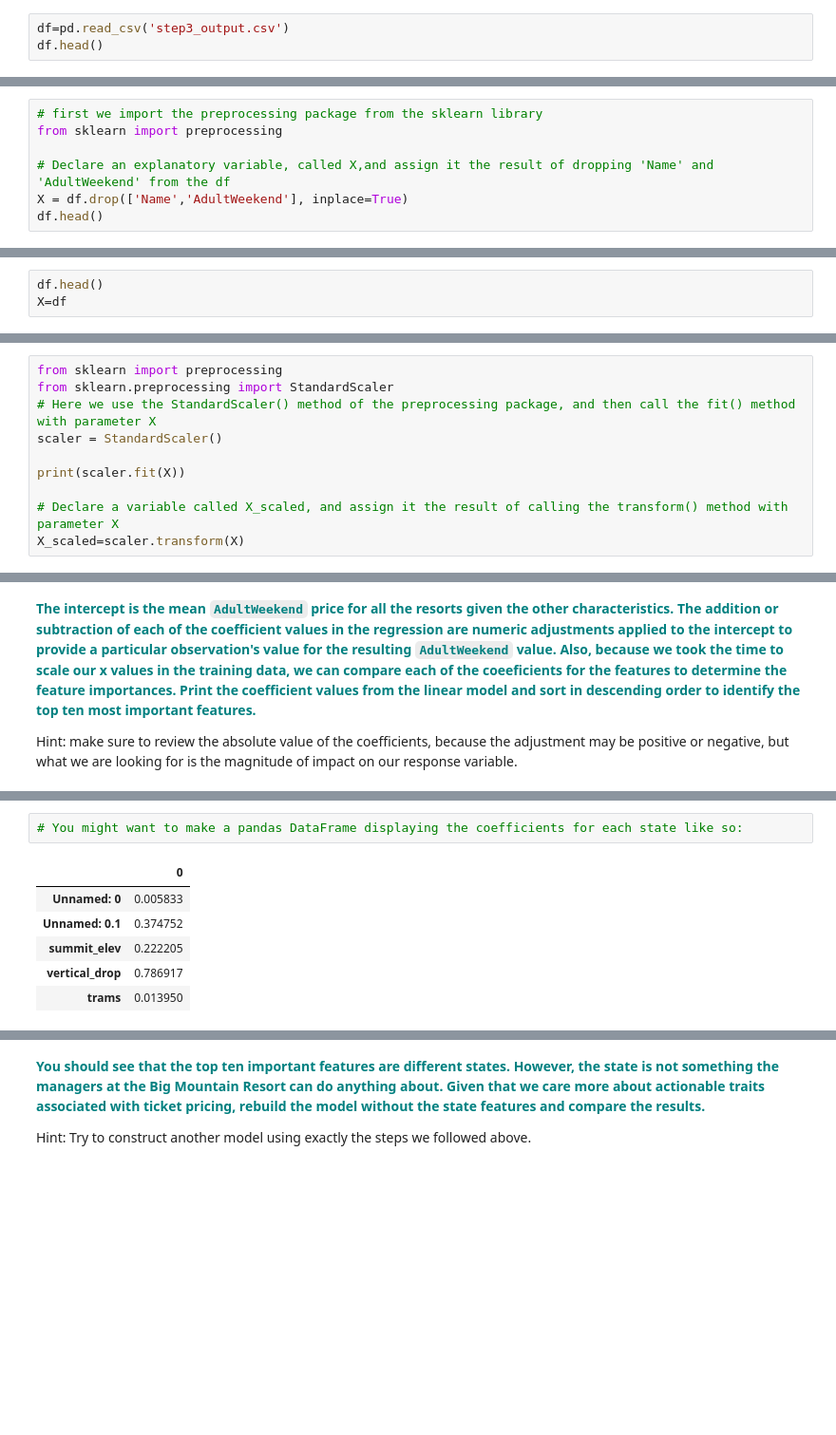
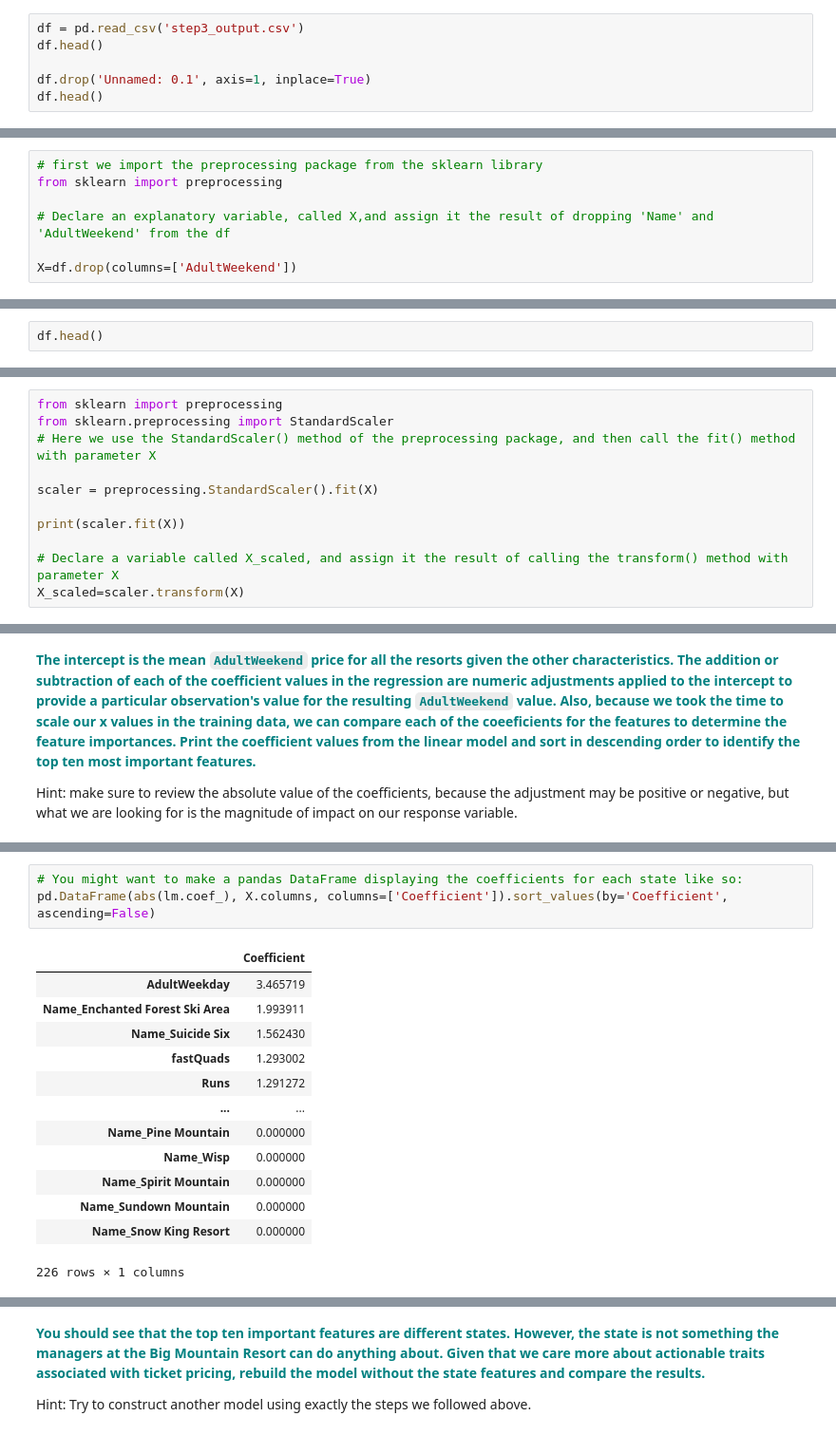
Before and after one commit to bauyrjanj/GuidedCapstone-1, a Jupyter notebook: step5/Notebook_stepfive.ipynb, the cells around one changed output, grey strips where cells are left out. Shown at 95% size. Saved outputs shown, nothing was run; the diff lists cells and outputs as text; blank space fills up the shorter version.

```diff
--- a/step5/Notebook_stepfive.ipynb
+++ b/step5/Notebook_stepfive.ipynb
@@ -44,6 +44,9 @@ os.getcwd()
 # %% [markdown]
 **<font color='teal'>  Load the csv file you created in step 3, remember it should be saved inside your data subfolder and print the first five rows.</font>**
 # %%
-df=pd.read_csv('step3_output.csv')
+df = pd.read_csv('step3_output.csv')
 df.head()
+
+df.drop('Unnamed: 0.1', axis=1, inplace=True)
+df.head()
 # %% [output]
@@ -72,5 +75,5 @@ df = pd.concat([df.drop(dfo, axis=1), pd.get_dummies(dfo)], axis=1)
 from sklearn import preprocessing
 
 # Declare an explanatory variable, called X,and assign it the result of dropping 'Name' and 'AdultWeekend' from the df
-X = df.drop(['Name','AdultWeekend'], inplace=True)
-df.head()
+
+X=df.drop(columns=['AdultWeekend'])
@@ -79,3 +80,2 @@ KeyError: "['Name' 'AdultWeekend'] not found in axis"
 # %%
 df.head()
-X=df
@@ -105,7 +113,8 @@ Length: 229, dtype: float64
 from sklearn import preprocessing
 from sklearn.preprocessing import StandardScaler
 # Here we use the StandardScaler() method of the preprocessing package, and then call the fit() method with parameter X
-scaler = StandardScaler()
+
+scaler = preprocessing.StandardScaler().fit(X)
 
 print(scaler.fit(X))
 
@@ -234,9 +325,17 @@ Hint: make sure to review the absolute value of the coefficients, because the ad
 # %%
 # You might want to make a pandas DataFrame displaying the coefficients for each state like so:
+pd.DataFrame(abs(lm.coef_), X.columns, columns=['Coefficient']).sort_values(by='Coefficient', ascending=False)
 # %% [output]
-|  | 0 |
-| Unnamed: 0 | 0.005833 |
-| Unnamed: 0.1 | 0.374752 |
-| summit_elev | 0.222205 |
-| vertical_drop | 0.786917 |
-| trams | 0.013950 |
+|  | Coefficient |
+| AdultWeekday | 3.465719 |
+| Name_Enchanted Forest Ski Area | 1.993911 |
+| Name_Suicide Six | 1.562430 |
+| fastQuads | 1.293002 |
+| Runs | 1.291272 |
+| ... | ... |
+| Name_Pine Mountain | 0.000000 |
+| Name_Wisp | 0.000000 |
+| Name_Spirit Mountain | 0.000000 |
+| Name_Sundown Mountain | 0.000000 |
+| Name_Snow King Resort | 0.000000 |
+226 rows × 1 columns
```
Also changed, not shown: parts of 29 cells of this notebook.
